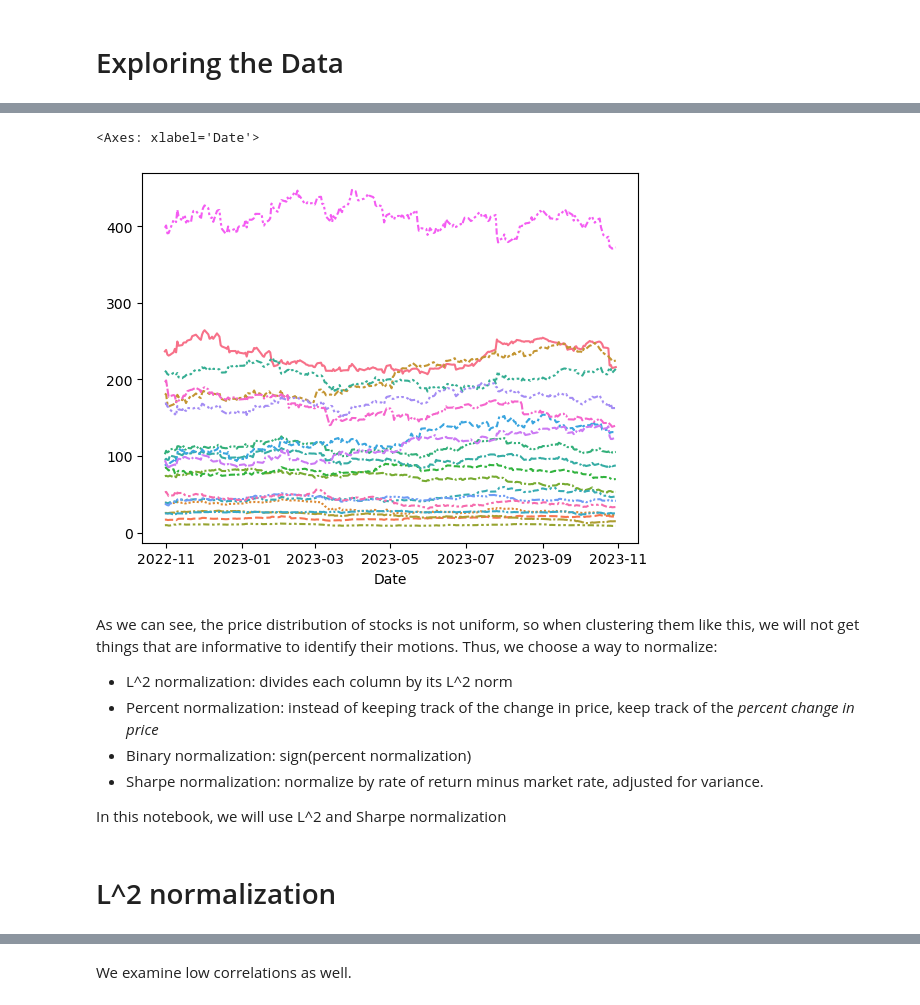
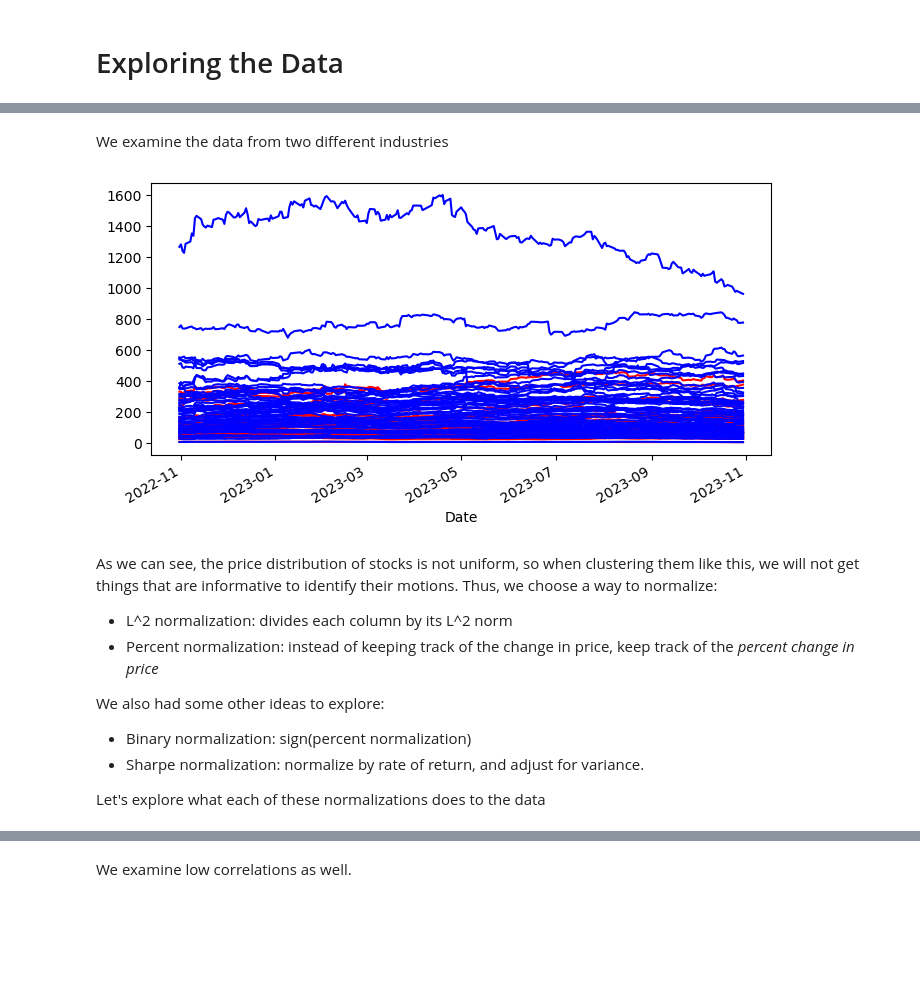
Before and after one commit to AssafBarNatan/SP500-clustering, a Jupyter notebook: EDA.ipynb, the cells around one changed output, grey strips where cells are left out. Saved outputs shown, nothing was run; the diff lists cells and outputs as text; code cells hidden in the pictures; blank space fills up the shorter version.

```diff
--- a/EDA.ipynb
+++ b/EDA.ipynb
@@ -26,16 +27,25 @@ closing_prices.head()
-# %%
-# plot some random stocks
-sns.lineplot(data = closing_prices.sample(20, axis = 1), legend = None)
-# %% [output]
-<Axes: xlabel='Date'>
-[figure, removed]
+# %% [markdown]
+We examine the data from two different industries
+# %%
+from data_processing.preprocessing import l2_normalization
+import matplotlib
+
+MaterialsCols = [col for col in closing_prices.columns if industry_clusters[col] == 'Materials']
+HealthCols = [col for col in closing_prices.columns if industry_clusters[col] == 'Health Care']
+
+f, ax = plt.subplots(sharex = True, figsize = (8,4))
+
+plot = closing_prices[MaterialsCols].plot(legend = False, ax = ax, color = 'red')
+plot = closing_prices[HealthCols].plot(legend = False, ax = ax, color = 'blue')
+# %% [output]
+[figure, added]
 # %% [markdown]
 As we can see, the price distribution of stocks is not uniform, so when clustering them like this, we will not get things that are informative to identify their motions. Thus, we choose a way to normalize:
 - L^2 normalization: divides each column by its L^2 norm
 - Percent normalization: instead of keeping track of the change in price, keep track of the *percent change in price*
+
+We also had some other ideas to explore:
 - Binary normalization: sign(percent normalization)
-- Sharpe normalization: normalize by rate of return minus market rate, adjusted for variance.
+- Sharpe normalization: normalize by rate of return, and adjust for variance.
 
-In this notebook, we will use L^2 and Sharpe normalization
+Let's explore what each of these normalizations does to the data
-# %% [markdown]
-# L^2 normalization
```
Also changed, not shown: parts of 52 cells of this notebook.
